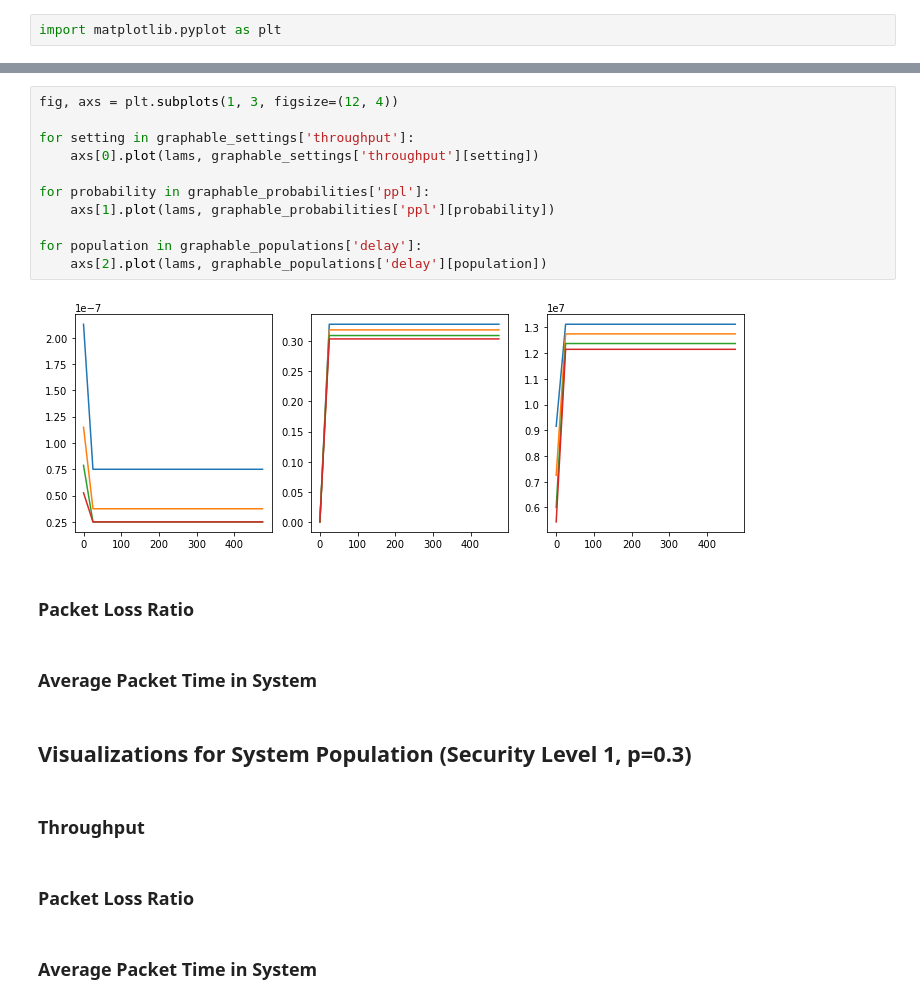
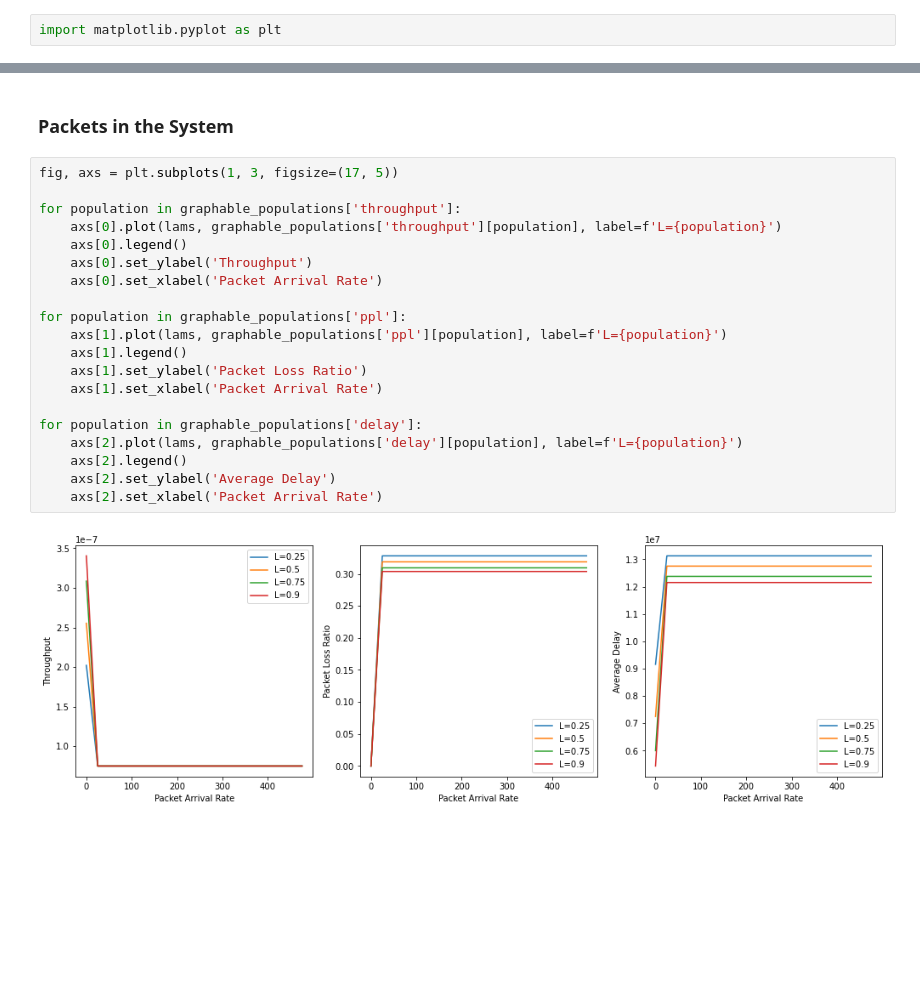
Before and after one commit to Sani-Abdullah/markov-ids, a Jupyter notebook: markov_ids.ipynb, the cells around one changed output, grey strips where cells are left out. Drawn from its saved outputs; the diff is of its cells as text; blank space fills up the shorter version.

```diff
--- a/markov_ids.ipynb
+++ b/markov_ids.ipynb
@@ -259,25 +281,24 @@ import matplotlib.pyplot as plt
+# %% [markdown]
+### Packets in the System
 # %%
-fig, axs = plt.subplots(1, 3, figsize=(12, 4))
+fig, axs = plt.subplots(1, 3, figsize=(17, 5))
 
-for setting in graphable_settings['throughput']:
-    axs[0].plot(lams, graphable_settings['throughput'][setting])
+for population in graphable_populations['throughput']:
+    axs[0].plot(lams, graphable_populations['throughput'][population], label=f'L={population}')
+    axs[0].legend()
+    axs[0].set_ylabel('Throughput')
+    axs[0].set_xlabel('Packet Arrival Rate')
 
-for probability in graphable_probabilities['ppl']:
-    axs[1].plot(lams, graphable_probabilities['ppl'][probability])
+for population in graphable_populations['ppl']:
+    axs[1].plot(lams, graphable_populations['ppl'][population], label=f'L={population}')
+    axs[1].legend()
+    axs[1].set_ylabel('Packet Loss Ratio')
+    axs[1].set_xlabel('Packet Arrival Rate')
 
 for population in graphable_populations['delay']:
-    axs[2].plot(lams, graphable_populations['delay'][population])
+    axs[2].plot(lams, graphable_populations['delay'][population], label=f'L={population}')
+    axs[2].legend()
+    axs[2].set_ylabel('Average Delay')
+    axs[2].set_xlabel('Packet Arrival Rate')
 # %% [output]
-[figure, old version]
+[figure, new version]
-# %% [markdown]
-### Packet Loss Ratio
-# %% [markdown]
-### Average Packet Time in System
-# %% [markdown]
-## Visualizations for System Population (Security Level 1, p=0.3)
-# %% [markdown]
-### Throughput
-# %% [markdown]
-### Packet Loss Ratio
-# %% [markdown]
-### Average Packet Time in System
```
Also changed, not shown: parts of 8 cells of this notebook.
